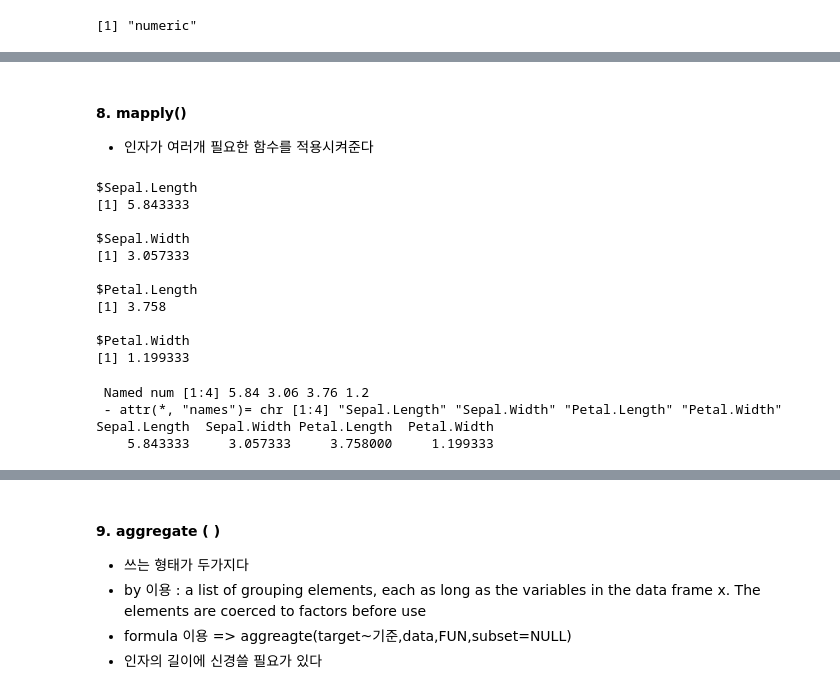
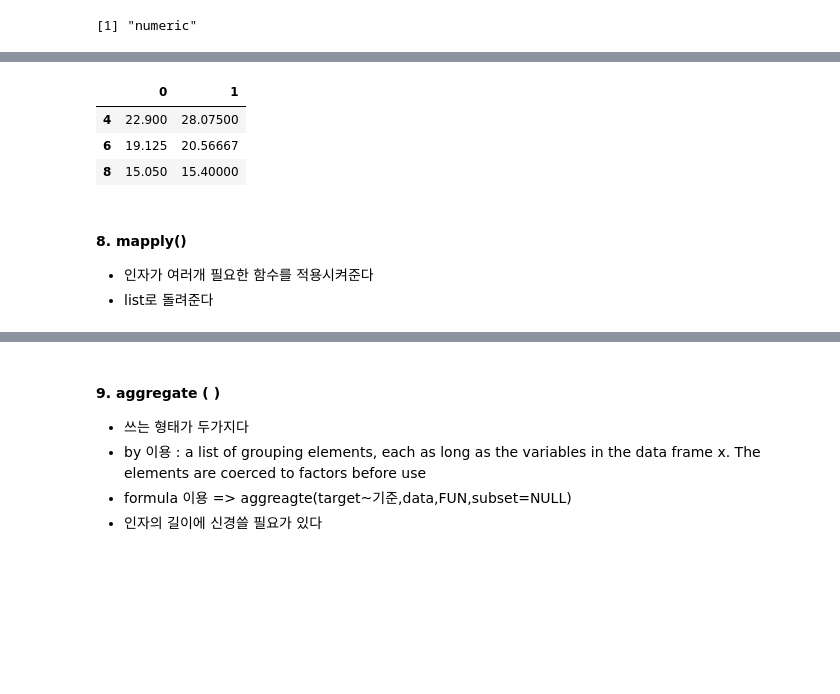
Before and after one commit to tommylee8939/TIL, a Jupyter notebook: R/R_정리/R09 ; data.frame functions-1.ipynb, the cells around one changed output, grey strips where cells are left out. Saved outputs shown, nothing was run; the diff lists cells and outputs as text; code cells hidden in the pictures; blank space fills up the shorter version.

```diff
--- a/R/R_정리/R09 ; data.frame functions-1.ipynb
+++ b/R/R_정리/R09 ; data.frame functions-1.ipynb
@@ -197,25 +228,11 @@ tapply(iris$Sepal.Length,iris$Species,mean)
+# %%
+tapply(mtcars$mpg,list(Cylinder=mtcars$cyl,mtcars$am),mean)
+# %% [output]
+|  | 0 | 1 |
+| 4 | 22.900 | 28.07500 |
+| 6 | 19.125 | 20.56667 |
+| 8 | 15.050 | 15.40000 |
 # %% [markdown]
 #### 8. mapply()
 - 인자가 여러개 필요한 함수를 적용시켜준다
+- list로 돌려준다
-# %%
-print(lapply(iris[-5],mean))
-# %% [output]
-$Sepal.Length
-[1] 5.843333
-
-$Sepal.Width
-[1] 3.057333
-
-$Petal.Length
-[1] 3.758
-
-$Petal.Width
-[1] 1.199333
-# %%
-str(mapply(mean,iris[-5])) #그냥 벡터네
-print(mapply(mean,iris[-5]))
-# %% [output]
- Named num [1:4] 5.84 3.06 3.76 1.2
- - attr(*, "names")= chr [1:4] "Sepal.Length" "Sepal.Width" "Petal.Length" "Petal.Width"
-Sepal.Length  Sepal.Width Petal.Length  Petal.Width
-    5.843333     3.057333     3.758000     1.199333
```
Also changed, not shown: parts of 6 cells of this notebook, 1 other file.
